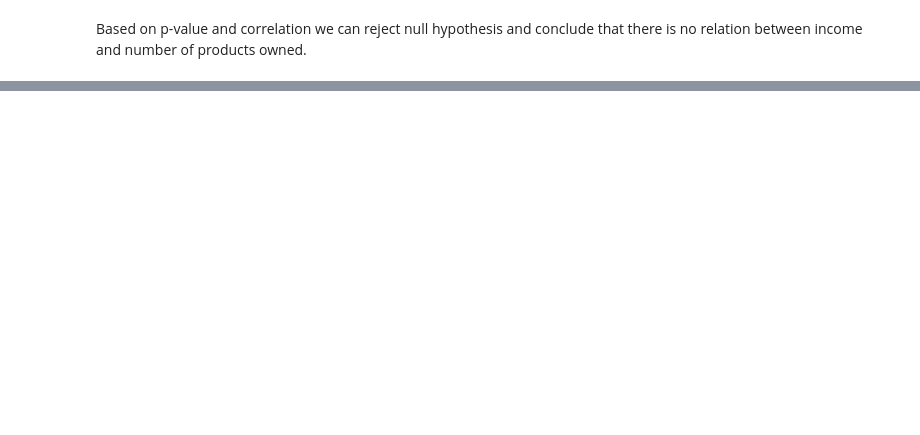
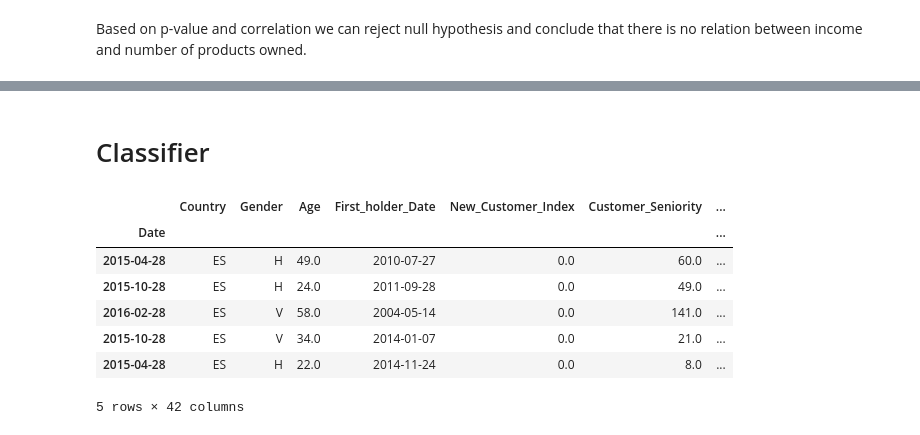
Before and after one commit to sushamajadhav/SpringBoard-DataScience, a Jupyter notebook: Capstone2/RecommendationEngine-Copy1.ipynb, the cells around one changed output, grey strips where cells are left out. Cells and saved outputs as stored; diff of their text form; code cells hidden in the pictures; blank space fills up the shorter version.

```diff
--- a/Capstone2/RecommendationEngine-Copy1.ipynb
+++ b/Capstone2/RecommendationEngine-Copy1.ipynb
@@ -818,0 +949,2 @@ income and number of products owned.
+# %%
+df_new['Segmentation'].fillna(most_frequent_category, inplace=True)
@@ -818,0 +980,2 @@ income and number of products owned.
+# %%
+df_new['Segmentation'].fillna(most_frequent_category, inplace=True)
@@ -818,0 +1002,5 @@ income and number of products owned.
+# %%
+indexNames = df_new[df_new['Country'] == 'NaN' ].index
+
+# Delete these row indexes from dataFrame
+df_new.drop(indexNames , inplace=True)
@@ -818,0 +1027,17 @@ income and number of products owned.
+# %% [markdown]
+# Classifier
+# %%
+from sklearn.model_selection import train_test_split
+
+df_new.set_index('Date',inplace=True)
+# %%
+df_new.head()
+# %% [output]
+|  | Country | Gender | Age | First_holder_Date | New_Customer_Index | Customer_Seniority | ... |
+| Date |  |  |  |  |  |  | ... |
+| 2015-04-28 | ES | H | 49.0 | 2010-07-27 | 0.0 | 60.0 | ... |
+| 2015-10-28 | ES | H | 24.0 | 2011-09-28 | 0.0 | 49.0 | ... |
+| 2016-02-28 | ES | V | 58.0 | 2004-05-14 | 0.0 | 141.0 | ... |
+| 2015-10-28 | ES | V | 34.0 | 2014-01-07 | 0.0 | 21.0 | ... |
+| 2015-04-28 | ES | H | 22.0 | 2014-11-24 | 0.0 | 8.0 | ... |
+5 rows × 42 columns
```
Also changed, not shown: parts of 114 cells of this notebook.
